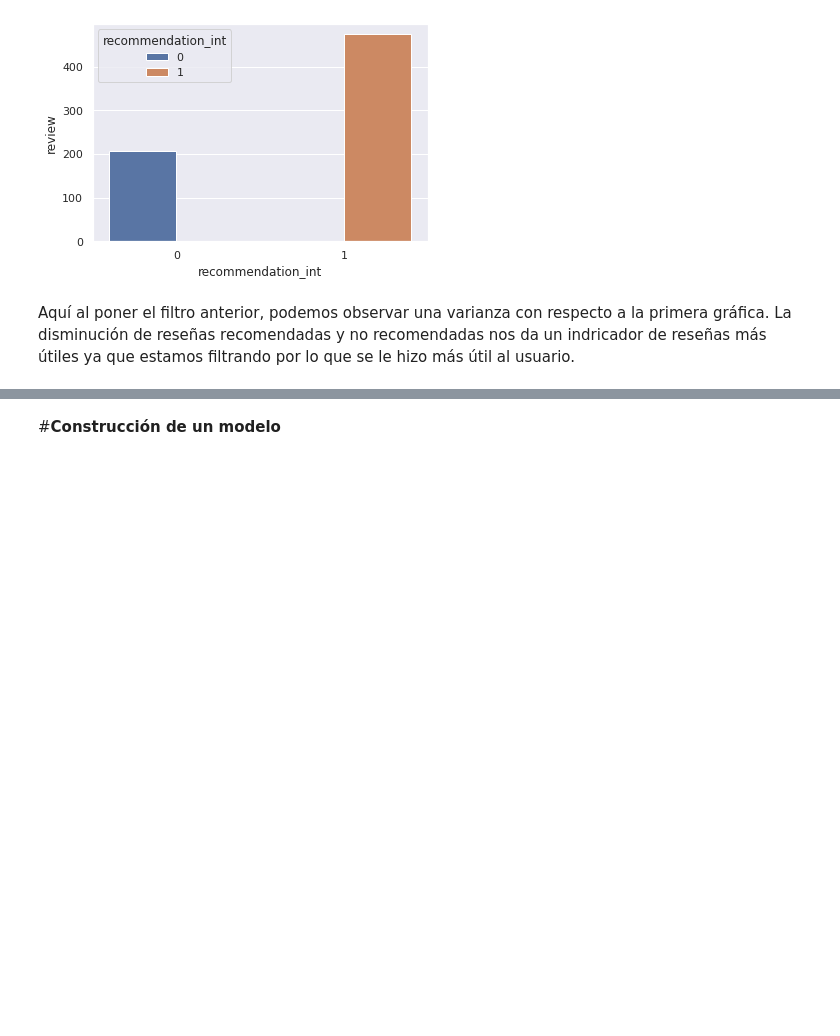
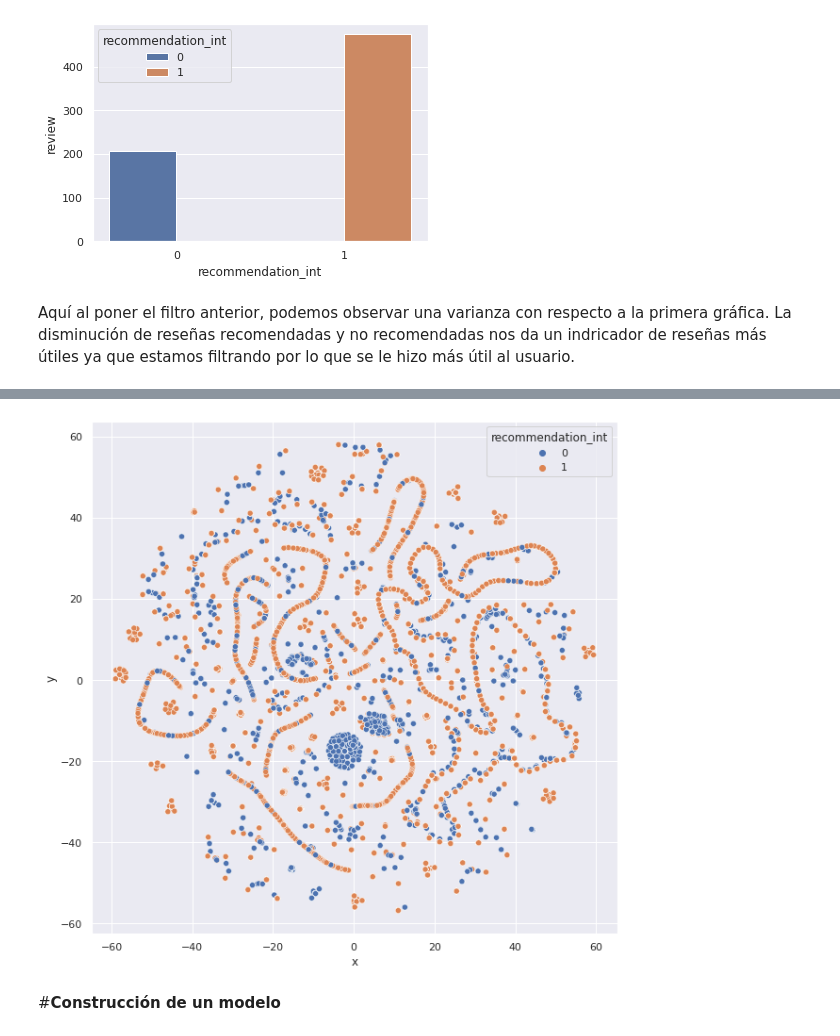
Before and after one commit to ByronTraconis/Working, a Jupyter notebook: Steam_Reviews_Dataset.ipynb, the cells around one changed output, grey strips where cells are left out. Cells and saved outputs as stored; diff of their text form; code cells hidden in the pictures; blank space fills up the shorter version.

```diff
--- a/Steam_Reviews_Dataset.ipynb
+++ b/Steam_Reviews_Dataset.ipynb
@@ -215,6 +230,9 @@ steam_data['review_length'] = steam_data.apply(lambda row: len(str(row['review']
 
 steam_data['recommendation_int'] = steam_data['recommendation'] == 'Recommended'
 steam_data['recommendation_int'] = steam_data['recommendation_int'].astype(int)
+
+steam_data_copy['recommendation_int'] = steam_data_copy['recommendation'] == 'Recommended'
+steam_data_copy['recommendation_int'] = steam_data_copy['recommendation_int'].astype(int)
 # %%
 #Verificamos que los cambios se hayan hecho
 steam_data.head()
@@ -333,0 +354,9 @@ Aquí al poner el filtro anterior, podemos observar una varianza con respecto a
+# %%
+#Ahora vamos a agrupar los datos cercanos y separar los datos diferentes por medio de TSNE.
+
+#Quitamos los datos no númericos del dataset
+no_numeri = ["date_posted", "review", "title","is_early_access_review","recommendation"]
+
+set_numerico = steam_data_copy[steam_data_copy['title'] == "Dead by Daylight"].drop(no_numeri, axis=1)
+
+print("Las dimensiones de nuestro DataSet tienen : " + str(set_numerico.shape[0]) + " filas y " + str(set_numerico.shape[1]) + " columnas.")
@@ -333,0 +374,10 @@ Aquí al poner el filtro anterior, podemos observar una varianza con respecto a
+# %%
+#Procedemos a crear un modelo t-SNE con un aprendizaje de 50
+
+m = TSNE(learning_rate = 50)
+
+# Ajuste y transformación del modelo t-SNE en el conjunto de datos numéricos
+tsne_features = m.fit_transform(set_numerico)
+
+#print(tsne_features.shape)
+print("Después del TSNE las dimensiones de nuestro DataSet tienen : " + str(tsne_features.shape[0]) + " filas y " + str(tsne_features.shape[1]) + " columnas.")
@@ -333,0 +391,12 @@ Aquí al poner el filtro anterior, podemos observar una varianza con respecto a
+# %%
+#Asignamos las columnas resultantes del proceso anterior a las variables X y Y
+
+x = tsne_features[:, 0 ]
+y = tsne_features[:, 1 ]
+
+steam_data_cop = steam_data_copy[steam_data_copy['title'] == "Dead by Daylight"]
+#Le agregamos las dos columnas a nuestro DatSet
+
+steam_data_cop["x"] = x
+
+steam_data_cop["y"] = y
@@ -334,3 +424,13 @@ Aquí al poner el filtro anterior, podemos observar una varianza con respecto a
+# %%
+#Ahora si, procedemos a verificar nuestros datos de manera visual
+
+#Construimos un scatterplot
+fig = plt.figure(figsize =(10,10))
+sns.scatterplot(x="x", y="y", hue='recommendation_int', data=steam_data_cop)
+
+plt.show()
+# %% [output]
+[figure, added]
 # %% [markdown]
 #**Construcción de un modelo**
 # %%
```
Also changed, not shown: parts of 29 cells of this notebook.
